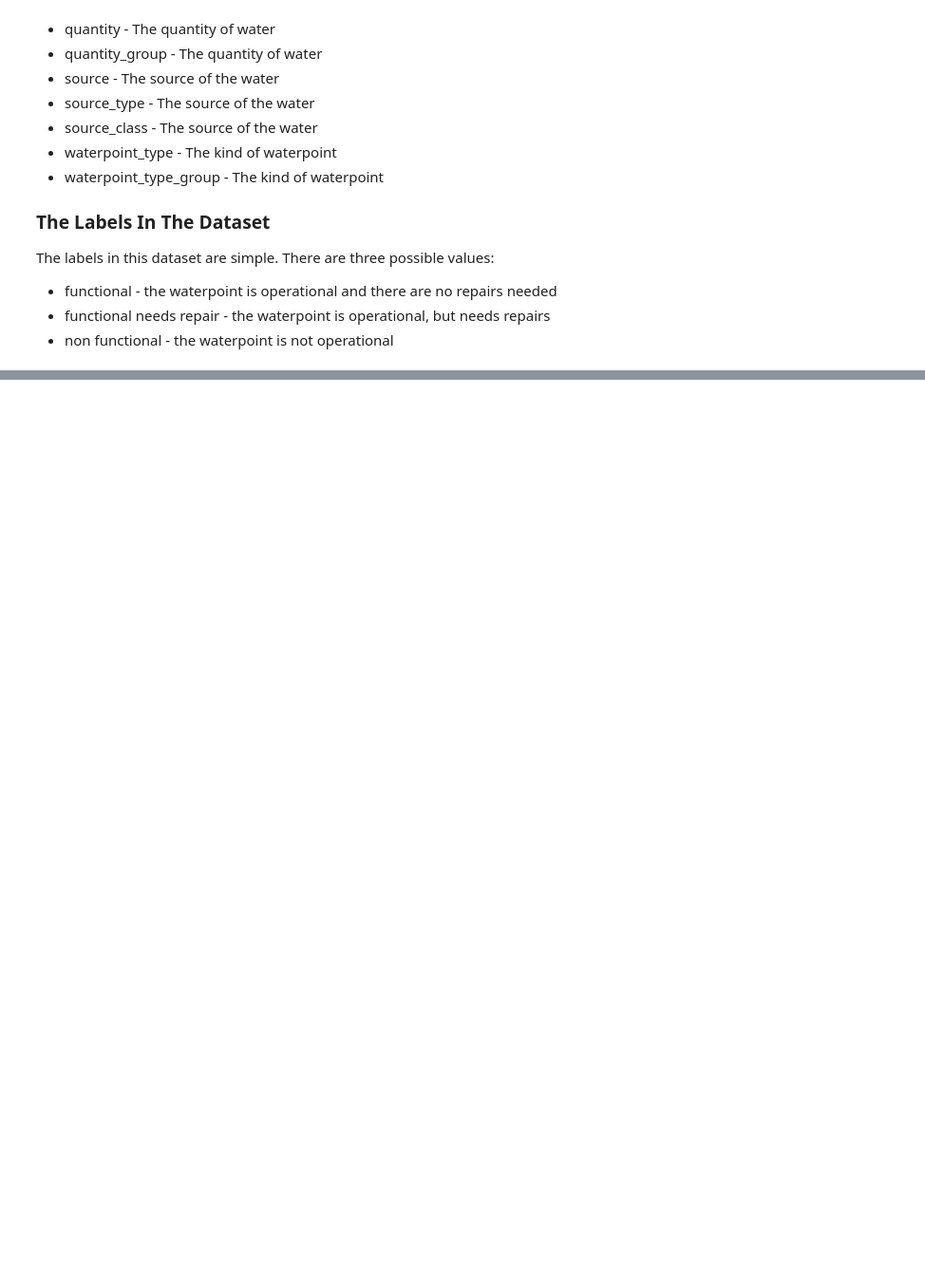
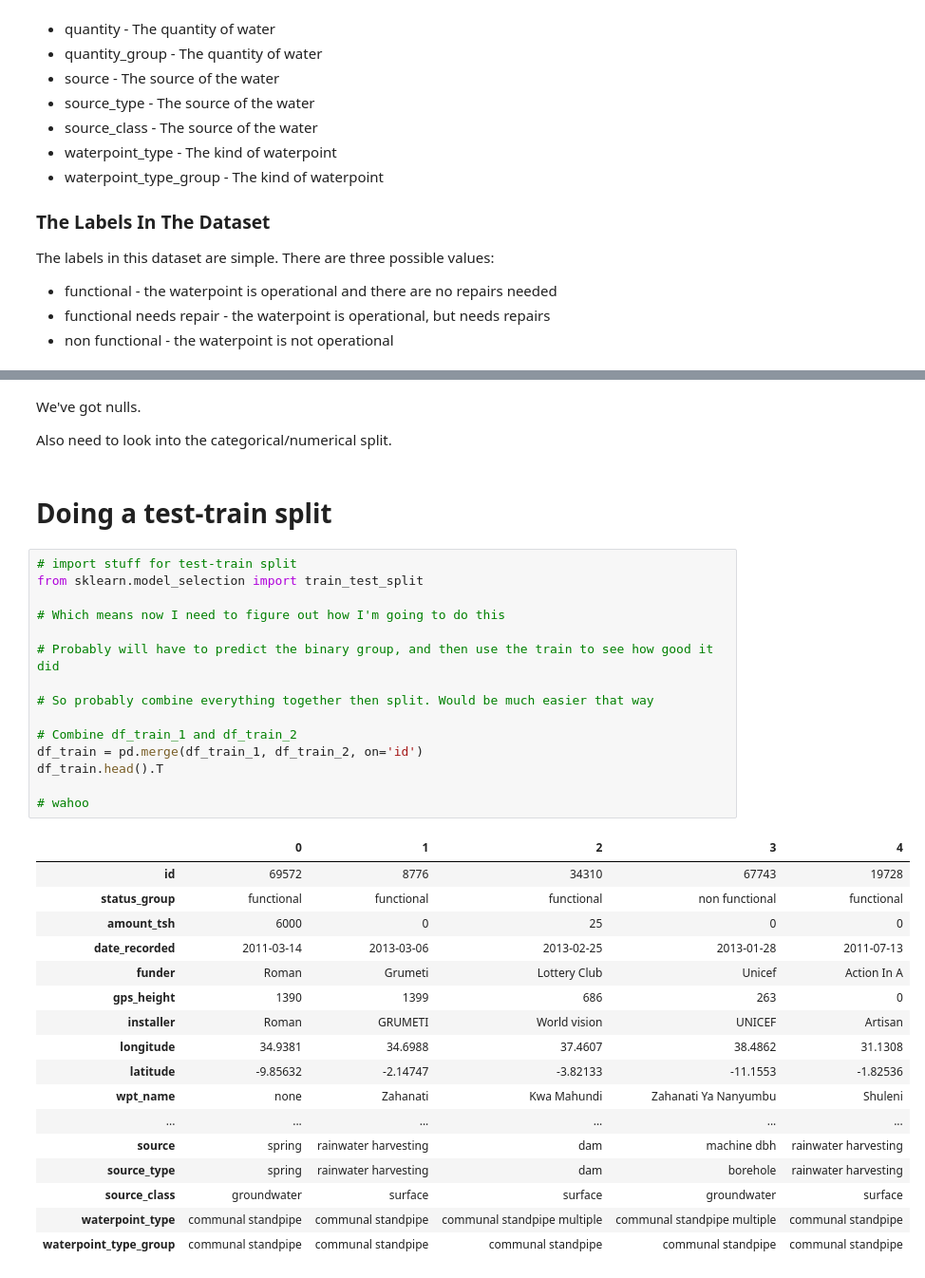
Before and after one commit to Kaewin/Predicting-Water-Wells-In-Need-Of-Repair-For-The-Government-Of-Tanzania, a Jupyter notebook: eda_notebook.ipynb, the cells around one changed output, grey strips where cells are left out. Shown at 95% size. Cells and saved outputs as stored; diff of their text form; blank space fills up the shorter version.

```diff
--- a/eda_notebook.ipynb
+++ b/eda_notebook.ipynb
@@ -75,0 +275,39 @@ The labels in this dataset are simple. There are three possible values:
+# %% [markdown]
+We've got nulls.
+
+Also need to look into the categorical/numerical split.
+# %% [markdown]
+# Doing a test-train split
+# %%
+# import stuff for test-train split
+from sklearn.model_selection import train_test_split
+
+# Which means now I need to figure out how I'm going to do this
+
+# Probably will have to predict the binary group, and then use the train to see how good it did
+
+# So probably combine everything together then split. Would be much easier that way
+
+# Combine df_train_1 and df_train_2
+df_train = pd.merge(df_train_1, df_train_2, on='id')
+df_train.head().T
+
+# wahoo
+# %% [output]
+|  | 0 | 1 | 2 | 3 | 4 |
+| id | 69572 | 8776 | 34310 | 67743 | 19728 |
+| status_group | functional | functional | functional | non functional | functional |
+| amount_tsh | 6000 | 0 | 25 | 0 | 0 |
+| date_recorded | 2011-03-14 | 2013-03-06 | 2013-02-25 | 2013-01-28 | 2011-07-13 |
+| funder | Roman | Grumeti | Lottery Club | Unicef | Action In A |
+| gps_height | 1390 | 1399 | 686 | 263 | 0 |
+| installer | Roman | GRUMETI | World vision | UNICEF | Artisan |
+| longitude | 34.9381 | 34.6988 | 37.4607 | 38.4862 | 31.1308 |
+| latitude | -9.85632 | -2.14747 | -3.82133 | -11.1553 | -1.82536 |
+| wpt_name | none | Zahanati | Kwa Mahundi | Zahanati Ya Nanyumbu | Shuleni |
+| ... | ... | ... | ... | ... | ... |
+| source | spring | rainwater harvesting | dam | machine dbh | rainwater harvesting |
+| source_type | spring | rainwater harvesting | dam | borehole | rainwater harvesting |
+| source_class | groundwater | surface | surface | groundwater | surface |
+| waterpoint_type | communal standpipe | communal standpipe | communal standpipe multiple | communal standpipe multiple | communal standpipe |
+| waterpoint_type_group | communal standpipe | communal standpipe | communal standpipe | communal standpipe | communal standpipe |
```
Also changed, not shown: parts of 21 cells of this notebook, 2 other files.
